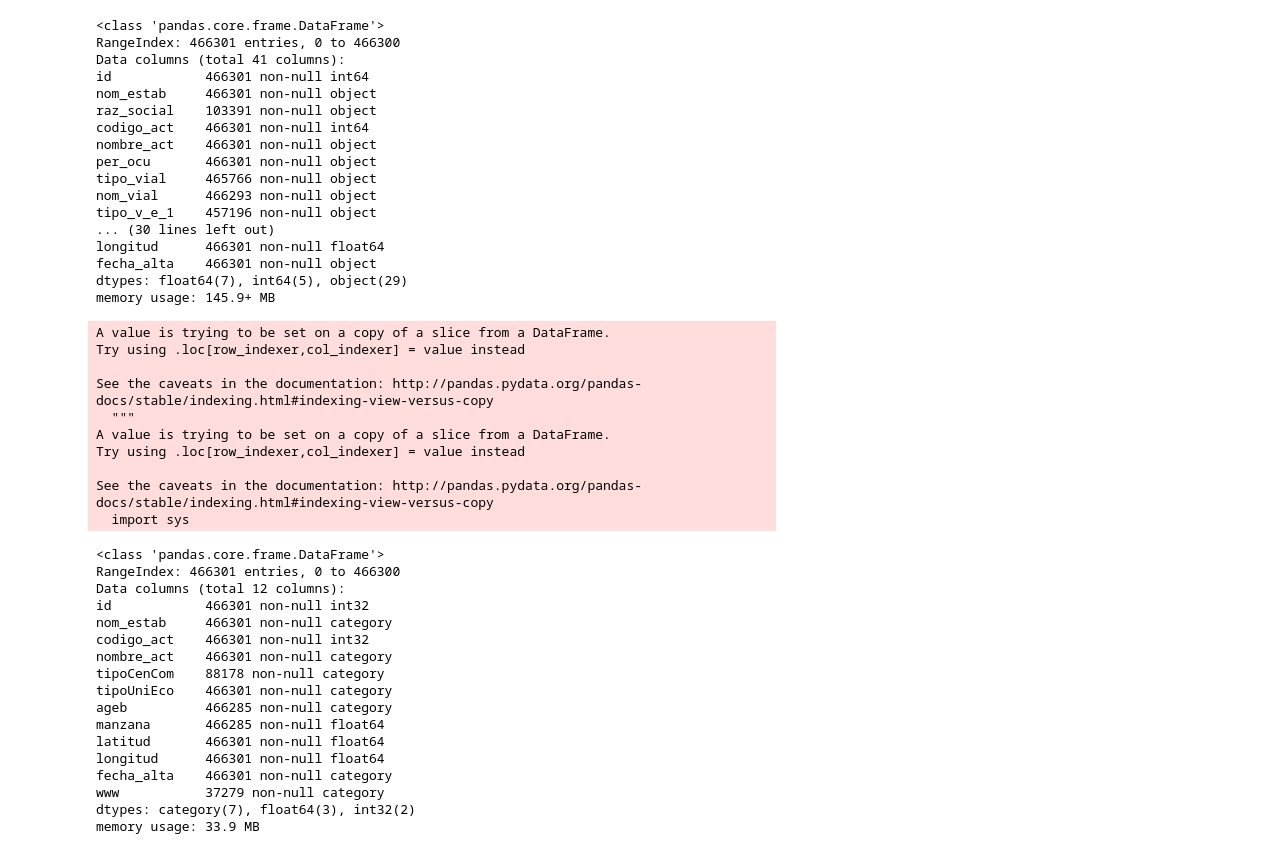
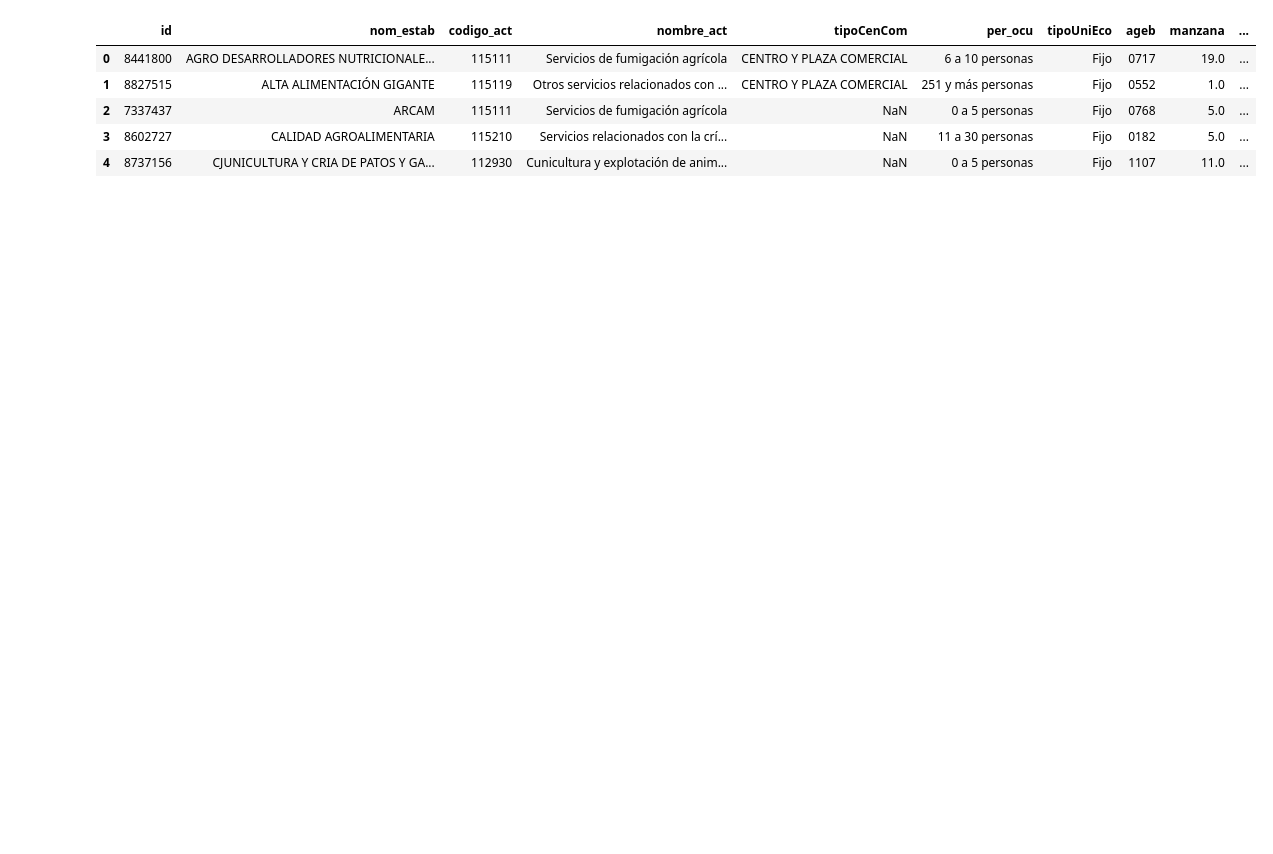
Before and after one commit to rogerzadi/Instant_Business_Analysis, a Jupyter notebook: Modelo supervivencia.ipynb, the cells around one changed output. Saved outputs shown, nothing was run; the diff lists cells and outputs as text; code cells hidden in the pictures; blank space fills up the shorter version.

```diff
--- a/Modelo supervivencia.ipynb
+++ b/Modelo supervivencia.ipynb
@@ -30,0 +50,5 @@ datafe = pd.read_csv('../denue_inegi_09.csv',encoding = "ISO-8859-1")
+# %%
+#Limpieza denue cdmx
+datafe.info()
+def joi (x):
+    return x+"-01"
@@ -31,56 +73,28 @@ datafe = pd.read_csv('../denue_inegi_09.csv',encoding = "ISO-8859-1")
 # %%
-#Limpieza denue cdmx
-datafe.info()
-info=datafe[["id","nom_estab","codigo_act","nombre_act","tipoCenCom","tipoUniEco","ageb","manzana","latitud","longitud","fecha_alta","www"]]
+copy = datafe.copy()
+
+info=copy[["id","nom_estab","codigo_act","nombre_act","tipoCenCom","per_ocu","tipoUniEco","ageb","manzana","latitud","longitud","fecha_alta","www"]]
+new = info["fecha_alta"].str.split("-", n = 1, expand = True)
+info["Año"]= new[0]
+info["Mes"]= new[1]
+info["Año"]=info.Año.astype(int)
+info["Mes"]=info.Mes.astype(int)
+info["fecha_alta"]=info["fecha_alta"].apply(joi)
 for e in info.select_dtypes('object').columns:
     info[e]=info[e].astype('category')
 for e in info.select_dtypes('integer').columns:
     info[e]=pd.to_numeric(info[e], downcast='integer')
-for e in data.select_dtypes('float').columns:
+for e in info.select_dtypes('float').columns:
     info[e]=pd.to_numeric(info[e], downcast='float')
-info.info()
+info["fecha_alta"]=pd.to_datetime(info.fecha_alta)
+
+
+
+info.head()
 # %% [output]
-<class 'pandas.core.frame.DataFrame'>
-RangeIndex: 466301 entries, 0 to 466300
-Data columns (total 41 columns):
-id            466301 non-null int64
-nom_estab     466301 non-null object
-raz_social    103391 non-null object
-codigo_act    466301 non-null int64
-nombre_act    466301 non-null object
-per_ocu       466301 non-null object
-tipo_vial     465766 non-null object
-nom_vial      466293 non-null object
-tipo_v_e_1    457196 non-null object
-... (30 lines left out)
-longitud      466301 non-null float64
-fecha_alta    466301 non-null object
-dtypes: float64(7), int64(5), object(29)
-memory usage: 145.9+ MB
-A value is trying to be set on a copy of a slice from a DataFrame.
-Try using .loc[row_indexer,col_indexer] = value instead
-
-See the caveats in the documentation: http://pandas.pydata.org/pandas-docs/stable/indexing.html#indexing-view-versus-copy
-  """
-A value is trying to be set on a copy of a slice from a DataFrame.
-Try using .loc[row_indexer,col_indexer] = value instead
-
-See the caveats in the documentation: http://pandas.pydata.org/pandas-docs/stable/indexing.html#indexing-view-versus-copy
-  import sys
-<class 'pandas.core.frame.DataFrame'>
-RangeIndex: 466301 entries, 0 to 466300
-Data columns (total 12 columns):
-id            466301 non-null int32
-nom_estab     466301 non-null category
-codigo_act    466301 non-null int32
-nombre_act    466301 non-null category
-tipoCenCom    88178 non-null category
-tipoUniEco    466301 non-null category
-ageb          466285 non-null category
-manzana       466285 non-null float64
-latitud       466301 non-null float64
-longitud      466301 non-null float64
-fecha_alta    466301 non-null category
-www           37279 non-null category
-dtypes: category(7), float64(3), int32(2)
-memory usage: 33.9 MB
+|  | id | nom_estab | codigo_act | nombre_act | tipoCenCom | per_ocu | tipoUniEco | ageb | manzana | ... |
+| 0 | 8441800 | AGRO DESARROLLADORES NUTRICIONALE... | 115111 | Servicios de fumigación agrícola | CENTRO Y PLAZA COMERCIAL | 6 a 10 personas | Fijo | 0717 | 19.0 | ... |
+| 1 | 8827515 | ALTA ALIMENTACIÓN GIGANTE | 115119 | Otros servicios relacionados con ... | CENTRO Y PLAZA COMERCIAL | 251 y más personas | Fijo | 0552 | 1.0 | ... |
+| 2 | 7337437 | ARCAM | 115111 | Servicios de fumigación agrícola | NaN | 0 a 5 personas | Fijo | 0768 | 5.0 | ... |
+| 3 | 8602727 | CALIDAD AGROALIMENTARIA | 115210 | Servicios relacionados con la crí... | NaN | 11 a 30 personas | Fijo | 0182 | 5.0 | ... |
+| 4 | 8737156 | CJUNICULTURA Y CRIA DE PATOS Y GA... | 112930 | Cunicultura y explotación de anim... | NaN | 0 a 5 personas | Fijo | 1107 | 11.0 | ... |
```
Also changed, not shown: parts of 15 cells of this notebook.
